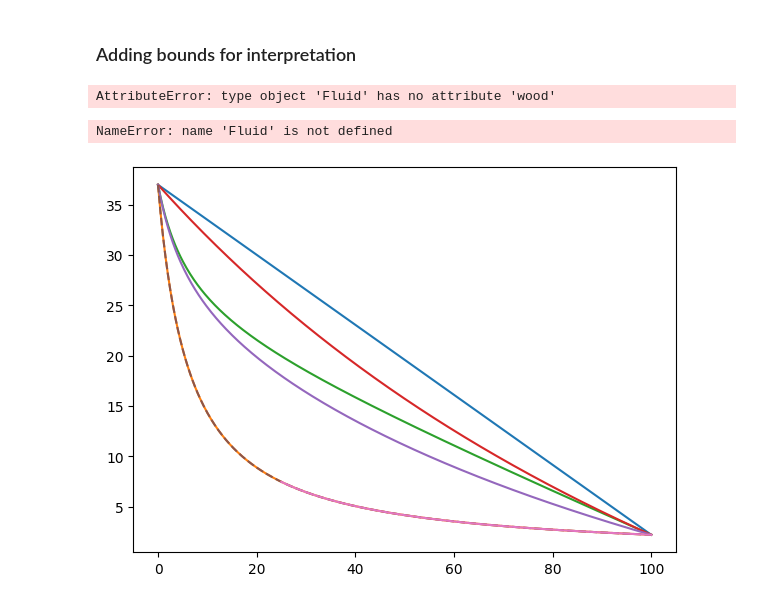
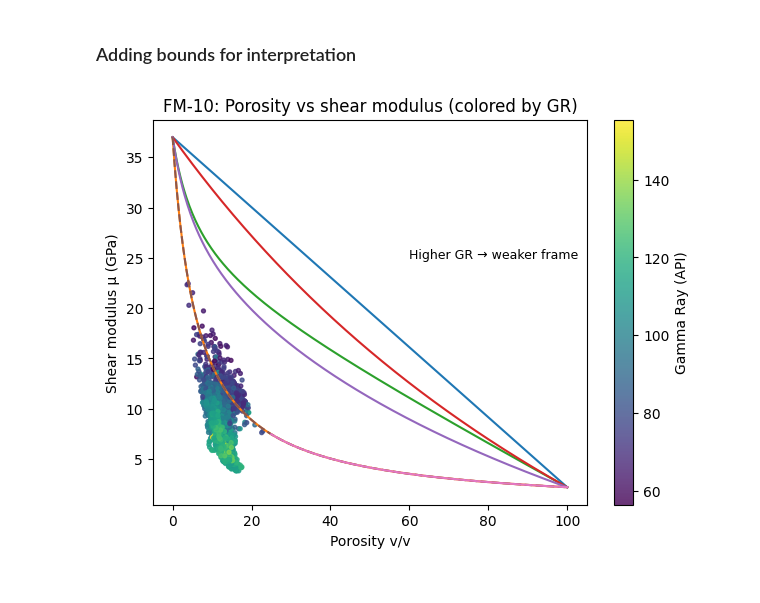
Before and after one commit to erikooooo/well_data_preprocessing, a Jupyter notebook: Excerise_1/Code/Ovelse_3.ipynb, the cells around one changed output. Drawn from its saved outputs; the diff is of its cells as text; code cells hidden in the pictures.

Commit message:
Fjernet fluid bibliotek

```diff
--- a/Excerise_1/Code/Ovelse_3.ipynb
+++ b/Excerise_1/Code/Ovelse_3.ipynb
@@ -168,31 +168,24 @@ w = 0.6
 K_wHill = w*K_voigt + (1-w)*K_reuss
 K_wHS   = w*K_HS_U  + (1-w)*K_HS_L
 K_wood = 1.0 / (phi_grid3/Kf + (1 - phi_grid3)/Ks)  # K–Wood
-
-from rockphypy import Fluid
-Kf_mix = Fluid.wood(Kf1, Kf2, Sw)
-# %% [output]
-AttributeError: type object 'Fluid' has no attribute 'wood'
 # %%
 fm10 = df_logs.loc[(df_logs.index >= z0) & (df_logs.index < z1)].copy()
 fm10 = fm10[np.isfinite(fm10["Mu_GPa"]) & np.isfinite(fm10["phi"])]
 
 plt.figure(figsize=(7,5))
 plt.plot(phi_grid2*100, K_voigt, label="1: Voigt")
 plt.plot(phi_grid2*100, K_reuss, label="2: Reuss")
 plt.plot(phi_grid2*100, K_wHill, label="3: weighted Hill")
 plt.plot(phi_grid2*100, K_HS_U,  label="4: HS upper")
 plt.plot(phi_grid2*100, K_wHS,   label="5: weighted HS")
 plt.plot(phi_grid2*100, K_HS_L,  linestyle="--", label="HS lower")
 plt.plot(phi_grid3*100, K_wood,  linestyle="-", label="Wood's")
-plt.plot(phi_grid3*100, Fluid.wood(Kf1, Kf2, Sw), linestyle=":", label="Wood's (fluid mix)")
 sc = plt.scatter(fm10["phi"]*100, fm10["Mu_GPa"], c=fm10["GR"], s=8, cmap="viridis", alpha=0.8)
 plt.xlabel("Porosity v/v")
 plt.ylabel("Shear modulus μ (GPa)")
 plt.title("FM-10: Porosity vs shear modulus (colored by GR)")
 plt.text(60, 25, "Higher GR → weaker frame", fontsize=9)
 cbar = plt.colorbar(sc); cbar.set_label("Gamma Ray (API)")
 plt.show()
 # %% [output]
-NameError: name 'Fluid' is not defined
-[figure, old version]
+[figure, new version]
```
